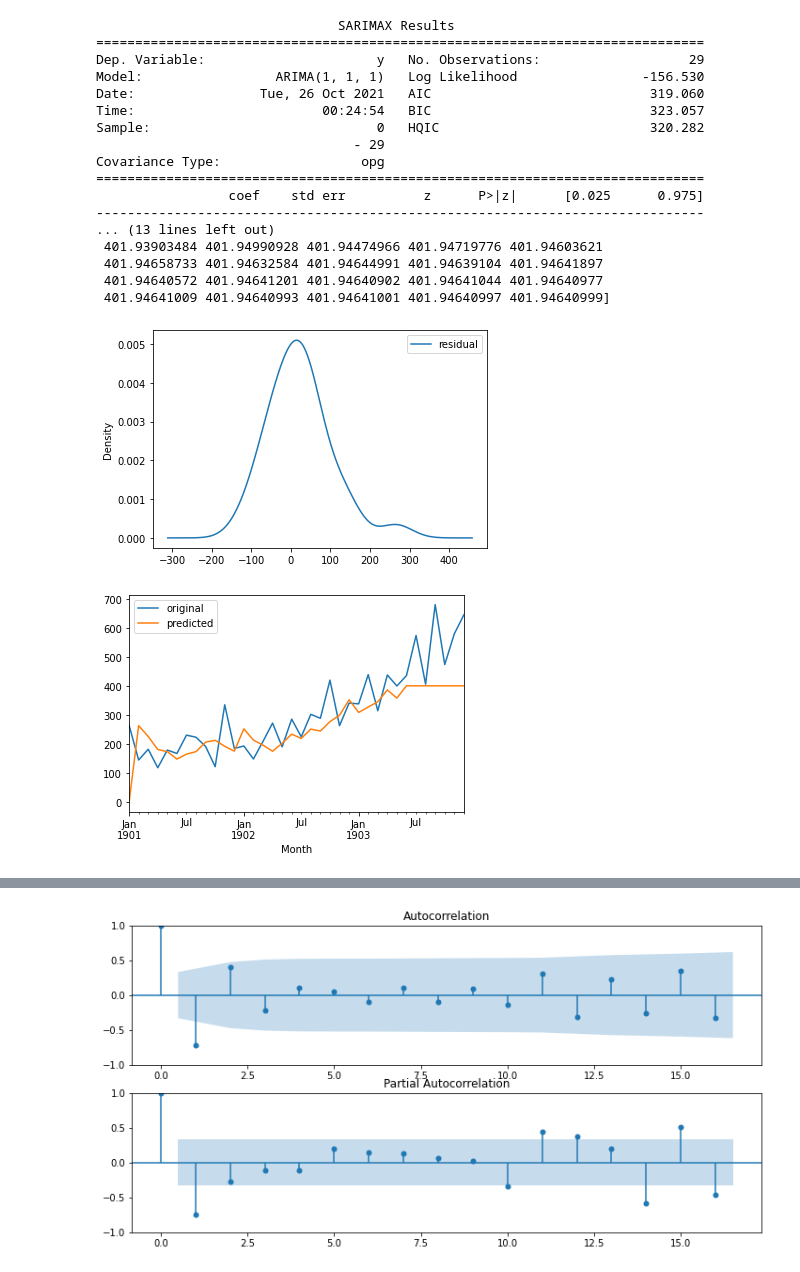
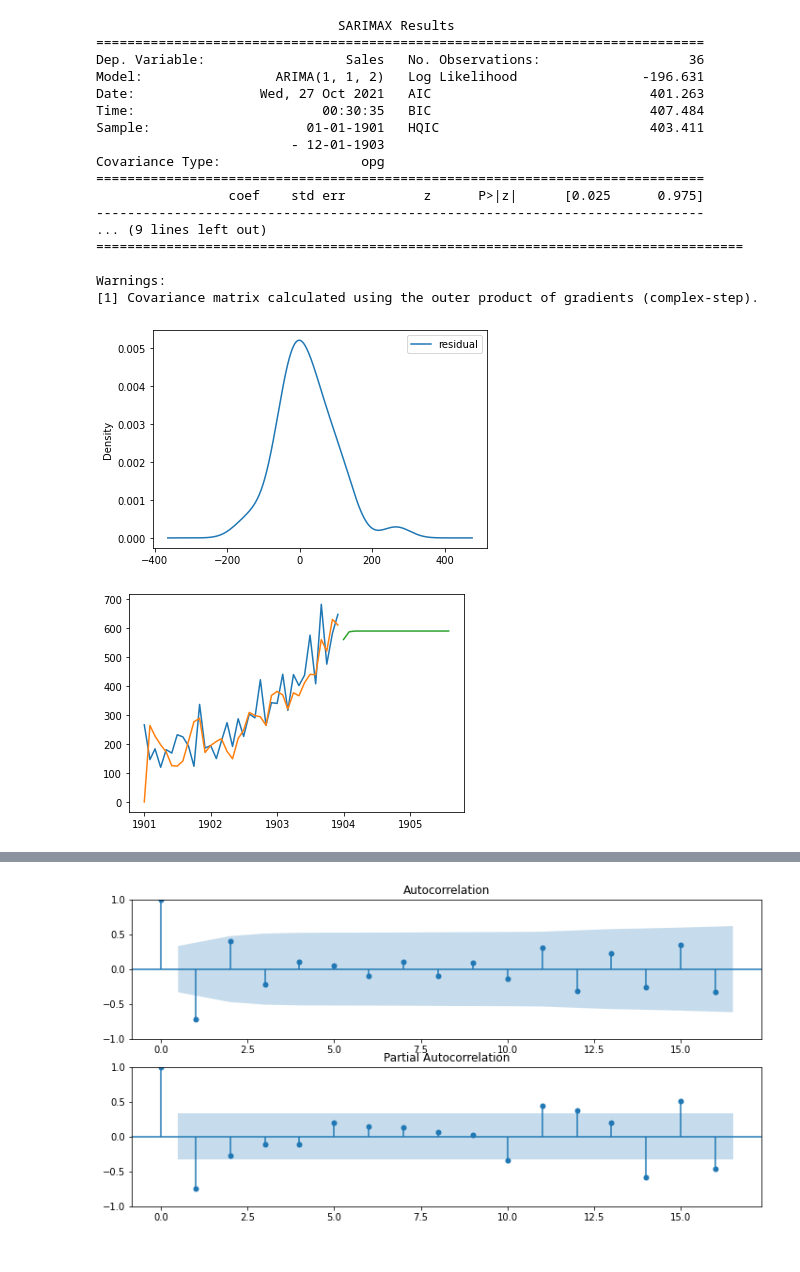
Before and after one commit to matt-juan23/time-series-forecasting, a Jupyter notebook: ARIMA.ipynb, the cells around one changed output, grey strips where cells are left out. Saved outputs shown, nothing was run; the diff lists cells and outputs as text; code cells hidden in the pictures.

Commit message:
finished up forecasting and more report stuff

```diff
--- a/ARIMA.ipynb
+++ b/ARIMA.ipynb
@@ -369,37 +189,43 @@ ar1[["original", "predicted"]].plot()
 # %%
-model = ARIMA(data.iloc[:29].values, order=(1,1,1))
+model = ARIMA(data, order=(1,1,2))
 # model = ARIMA(first.values, order=(1,1,2))
 fitted = model.fit()
 print(fitted.summary())
 # print(fitted.resid)
 pd.DataFrame(fitted.resid, columns=["residual"]).plot(kind="kde")
-predicted = fitted.predict(start=0, end=len(first))
+plt.show()
+predicted = fitted.predict(start=0, end=len(data)-1)
 # predicted = fitted.predict(start=0, end=len(first)-1)
 df = pd.DataFrame()
 df["original"] = data.Sales
 # df["original"] = first
 df["predicted"] = predicted
-df[["original", "predicted"]].plot()
+# df[["original", "predicted"]].plot()
 # print("Mean squared error:", mean_squared_error(df["original"], df["predicted"]))
-print(fitted.forecast(25))
+forecast = fitted.forecast(20)
+# print(forecast)
+plt.plot(df["original"])
+plt.plot(df["predicted"])
+plt.plot(forecast)
+plt.show()
 # %% [output]
                                SARIMAX Results
 ==============================================================================
-Dep. Variable:                      y   No. Observations:                   29
-Model:                 ARIMA(1, 1, 1)   Log Likelihood                -156.530
-Date:                Tue, 26 Oct 2021   AIC                            319.060
-Time:                        00:24:54   BIC                            323.057
-Sample:                             0   HQIC                           320.282
-                                 - 29
+Dep. Variable:                  Sales   No. Observations:                   36
+Model:                 ARIMA(1, 1, 2)   Log Likelihood                -196.631
+Date:                Wed, 27 Oct 2021   AIC                            401.263
+Time:                        00:30:35   BIC                            407.484
+Sample:                    01-01-1901   HQIC                           403.411
+                         - 12-01-1903
 Covariance Type:                  opg
 ==============================================================================
                  coef    std err          z      P>|z|      [0.025      0.975]
 ------------------------------------------------------------------------------
-... (13 lines left out)
- 401.93903484 401.94990928 401.94474966 401.94719776 401.94603621
- 401.94658733 401.94632584 401.94644991 401.94639104 401.94641897
- 401.94640572 401.94641201 401.94640902 401.94641044 401.94640977
- 401.94641009 401.94640993 401.94641001 401.94640997 401.94640999]
+... (9 lines left out)
+===================================================================================
+
+Warnings:
+[1] Covariance matrix calculated using the outer product of gradients (complex-step).
-[figure, old version]
+[figure, new version]
-[figure, old version]
+[figure, new version]
 # %%
```
Also changed, not shown: parts of 7 cells of this notebook, 3 other files.
